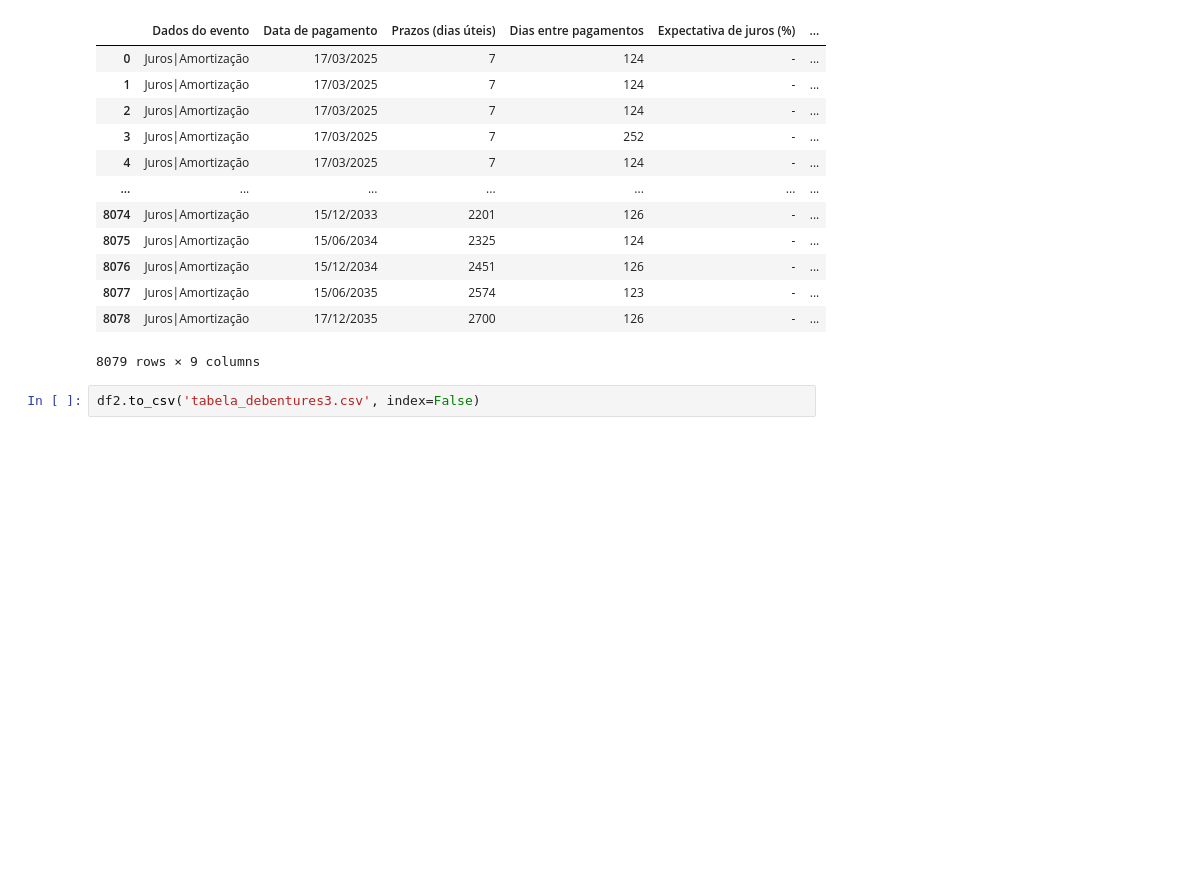
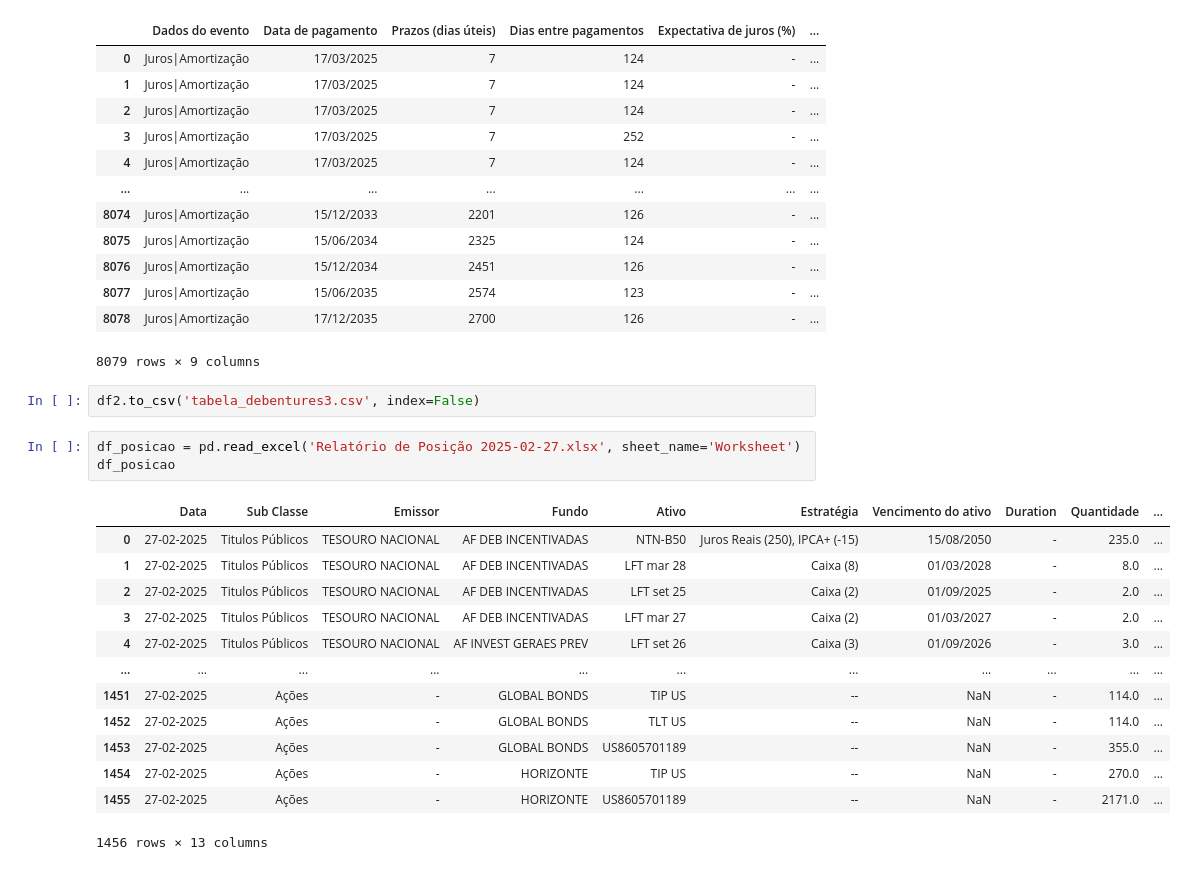
Before and after one commit to AFINVEST/Projeto-Hedge-IPCA, a Jupyter notebook: analise_lista.ipynb, the cells around one changed output. Cells and saved outputs as stored; diff of their text form; blank space fills up the shorter version.

```diff
--- a/analise_lista.ipynb
+++ b/analise_lista.ipynb
@@ -90,3 +90,20 @@ df2
 8079 rows × 9 columns
 # %%
 df2.to_csv('tabela_debentures3.csv', index=False)
+# %%
+df_posicao = pd.read_excel('Relatório de Posição 2025-02-27.xlsx', sheet_name='Worksheet')
+df_posicao
+# %% [output]
+|  | Data | Sub Classe | Emissor | Fundo | Ativo | Estratégia | Vencimento do ativo | Duration | Quantidade | ... |
+| 0 | 27-02-2025 | Titulos Públicos | TESOURO NACIONAL | AF DEB INCENTIVADAS | NTN-B50 | Juros Reais (250), IPCA+ (-15) | 15/08/2050 | - | 235.0 | ... |
+| 1 | 27-02-2025 | Titulos Públicos | TESOURO NACIONAL | AF DEB INCENTIVADAS | LFT mar 28 | Caixa (8) | 01/03/2028 | - | 8.0 | ... |
+| 2 | 27-02-2025 | Titulos Públicos | TESOURO NACIONAL | AF DEB INCENTIVADAS | LFT set 25 | Caixa (2) | 01/09/2025 | - | 2.0 | ... |
+| 3 | 27-02-2025 | Titulos Públicos | TESOURO NACIONAL | AF DEB INCENTIVADAS | LFT mar 27 | Caixa (2) | 01/03/2027 | - | 2.0 | ... |
+| 4 | 27-02-2025 | Titulos Públicos | TESOURO NACIONAL | AF INVEST GERAES PREV | LFT set 26 | Caixa (3) | 01/09/2026 | - | 3.0 | ... |
+| ... | ... | ... | ... | ... | ... | ... | ... | ... | ... | ... |
+| 1451 | 27-02-2025 | Ações | - | GLOBAL BONDS | TIP US | -- | NaN | - | 114.0 | ... |
+| 1452 | 27-02-2025 | Ações | - | GLOBAL BONDS | TLT US | -- | NaN | - | 114.0 | ... |
+| 1453 | 27-02-2025 | Ações | - | GLOBAL BONDS | US8605701189 | -- | NaN | - | 355.0 | ... |
+| 1454 | 27-02-2025 | Ações | - | HORIZONTE | TIP US | -- | NaN | - | 270.0 | ... |
+| 1455 | 27-02-2025 | Ações | - | HORIZONTE | US8605701189 | -- | NaN | - | 2171.0 | ... |
+1456 rows × 13 columns
```
Also changed, not shown: parts of 3 cells of this notebook, 10 other files.
